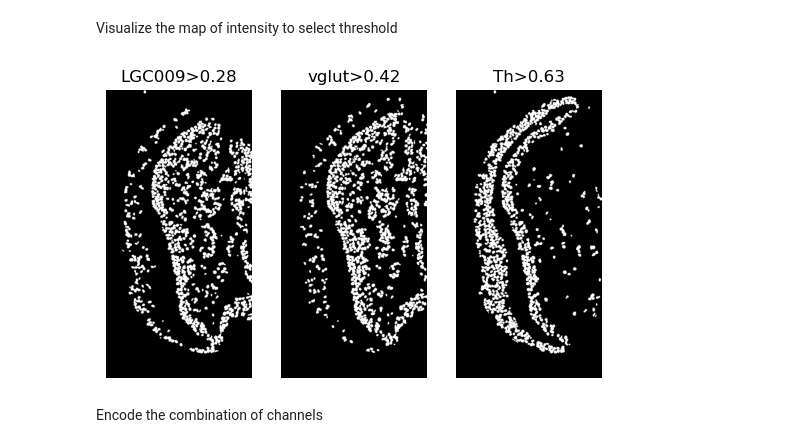
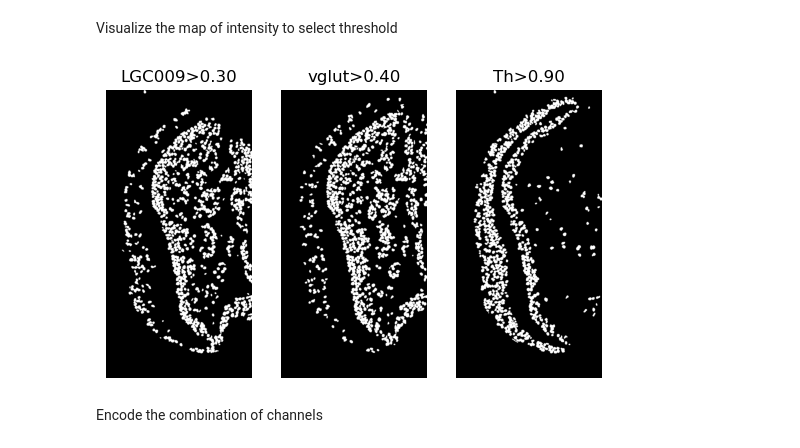
Before and after one commit to jboulanger/fish-octopus, a Jupyter notebook: 4_Visualization.ipynb, the cells around one changed output. Saved outputs shown, nothing was run; the diff lists cells and outputs as text; code cells hidden in the pictures.

```diff
--- a/4_Visualization.ipynb
+++ b/4_Visualization.ipynb
@@ -363,19 +365,24 @@ cell_intensity = map_intensity(labels, df, channels)
 # %% [markdown]
 Visualize the map of intensity to select threshold
 # %%
+# Define the image name variable
+Image_Name = '14Aug2023_3b_Slices_F1 '
+
+# Select the folder to save the files using manual input
+save_folder = 'C:/Users/Amy Courtney/Documents/Temp/Output/14Aug2023_3b_Slices_F1'
 # default thresholds
-thresholds = {c: df[c].median() + 0.5 * madstd(df[c]) for c in channels}
+#thresholds = {c: df[c].median() + 0.5 * madstd(df[c]) for c in channels}
 # custom threshold
-#thresholds = {"LGC041": 2, "LGC046": 5, "Th": 0.9}
+thresholds = {"LGC009": 0.3, "vglut": 0.4, "Th": 0.9}
 fig, ax = plt.subplots(1, len(channels))
 for k, ch in enumerate(channels):
     ax[k].imshow(
         cell_intensity[k, cell_intensity.shape[1] // 2] > thresholds[ch], cmap="gray"
     )
     ax[k].set_axis_off()
     ax[k].set_title(f"{ch}>{thresholds[ch]:.2f}")
 # %% [output]
-[figure, old version]
+[figure, new version]
 # %% [markdown]
 Encode the combination of channels
 # %%
```
Also changed, not shown: parts of 11 cells of this notebook.
